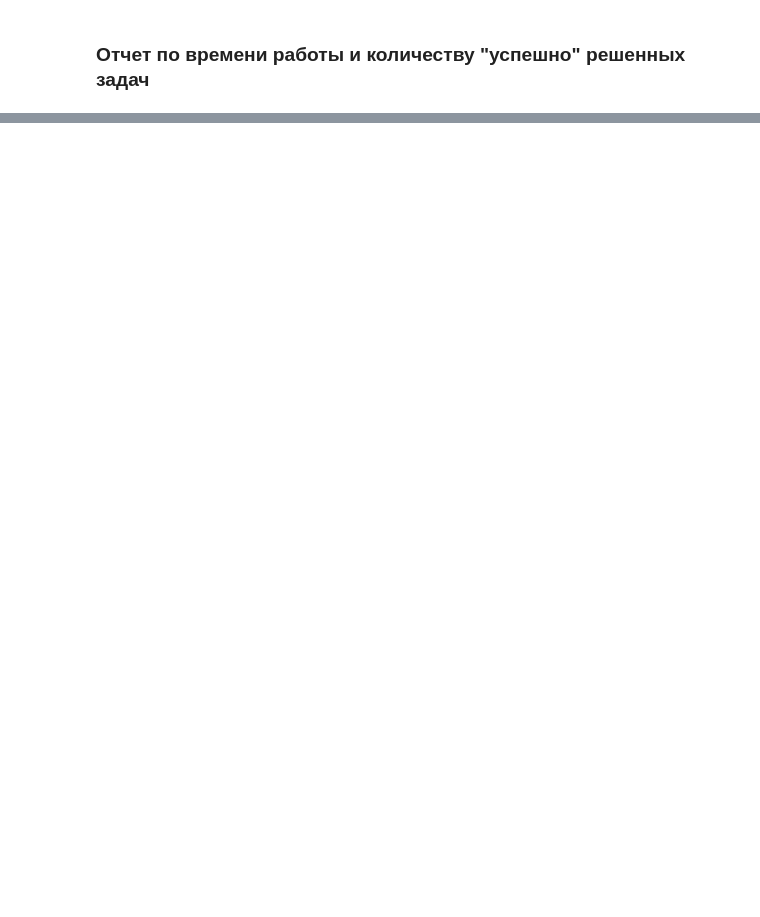
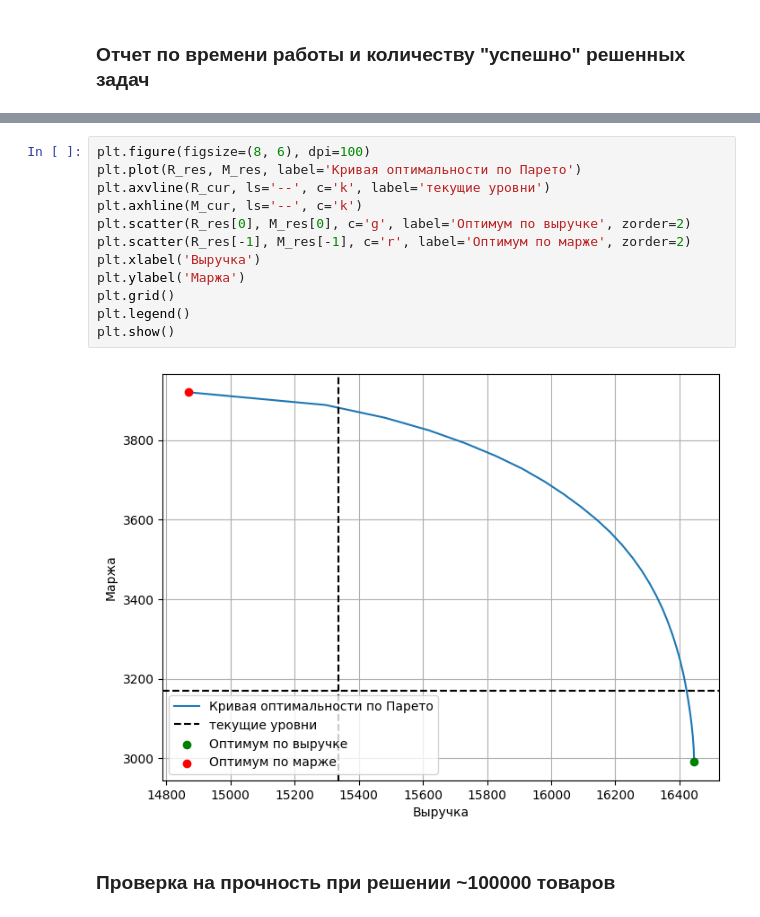
Before and after one commit to mbudylin/OptimizersArticle, a Jupyter notebook: optimizers_test.ipynb, the cells around one changed output, grey strips where cells are left out. Saved outputs shown, nothing was run; the diff lists cells and outputs as text; blank space fills up the shorter version.

```diff
--- a/optimizers_test.ipynb
+++ b/optimizers_test.ipynb
@@ -154,0 +156,16 @@ res3, t3 = pricing_optimization(data_d, CvxpyLpOptimizationModel, opt_params, 'C
+# %%
+plt.figure(figsize=(8, 6), dpi=100)
+plt.plot(R_res, M_res, label='Кривая оптимальности по Парето')
+plt.axvline(R_cur, ls='--', c='k', label='текущие уровни')
+plt.axhline(M_cur, ls='--', c='k')
+plt.scatter(R_res[0], M_res[0], c='g', label='Оптимум по выручке', zorder=2)
+plt.scatter(R_res[-1], M_res[-1], c='r', label='Оптимум по марже', zorder=2)
+plt.xlabel('Выручка')
+plt.ylabel('Маржа')
+plt.grid()
+plt.legend()
+plt.show()
+# %% [output]
+[figure, added]
+# %% [markdown]
+### Проверка на прочность  при решении ~100000 товаров
```
Also changed, not shown: parts of 28 cells of this notebook, 6 other files.
